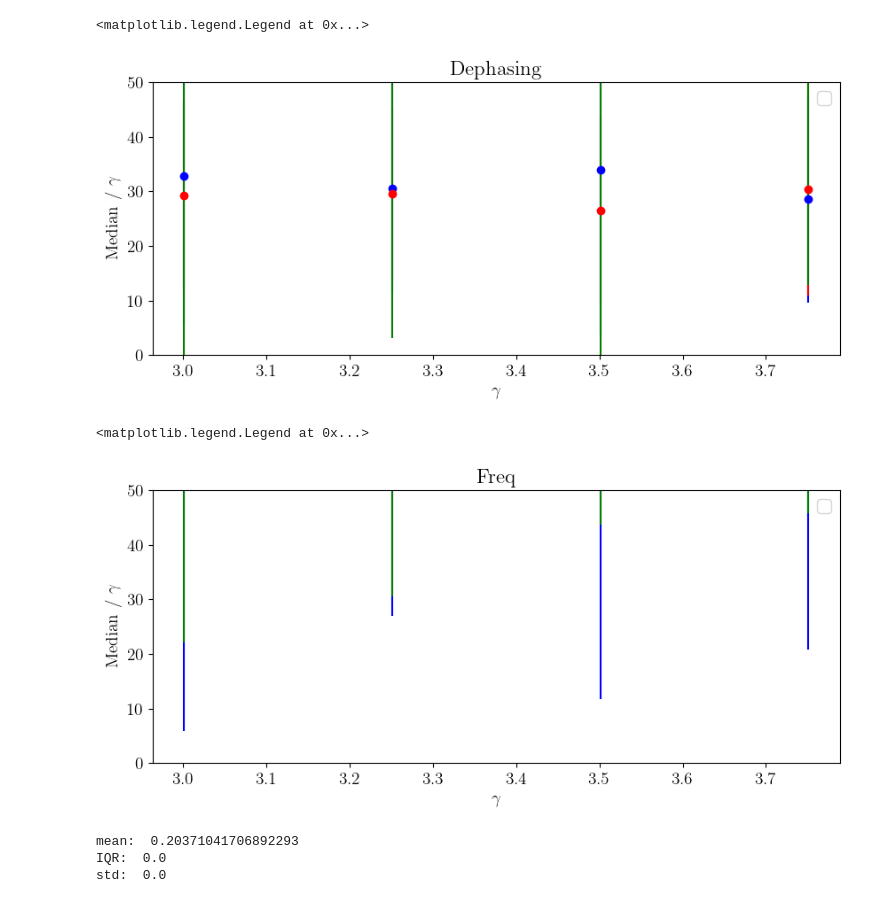
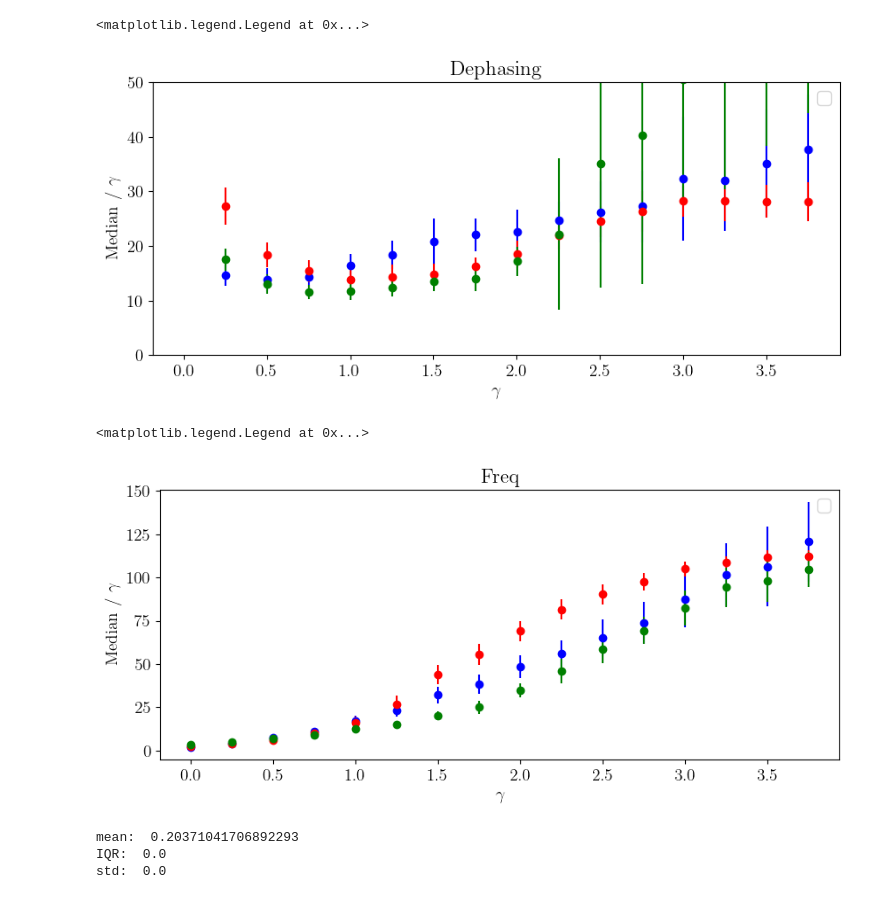
Before and after one commit to Davidkatom/Crosstalk, a Jupyter notebook: Comparisons/error_vs_decay.ipynb, the cells around one changed output. Cells and saved outputs as stored; diff of their text form; code cells hidden in the pictures.

```diff
--- a/Comparisons/error_vs_decay.ipynb
+++ b/Comparisons/error_vs_decay.ipynb
@@ -23,7 +23,7 @@ fisher_delay = [0.4439410861020235, 1.784695781691183]
 
 decay_fit = []
 
-repetitions = 100
+repetitions = 1000
 # W =]
 Decay = np.arange(0.001,4, 0.25)
 # np.delete(W, 0)
@@ -80,7 +80,7 @@ for rep in range(repetitions):
     uniform_local.append(rep_error_uniform)
     # uniform_local_G.append(rep_error_uniform_G)
 # %%
-k = 10
+k = 33
 params = [[d, W[0]] for d in Decay]
 
 errors_fisher_reshaped = np.array(errors_fisher).transpose()
@@ -145,43 +145,44 @@ plt.grid()
 plt.legend()
 # %% [output]
 <matplotlib.legend.Legend at 0x...>
-[figure, old version]
+[figure, new version]
 # %%
-import matplotlib.pyplot as plt
+  import matplotlib.pyplot as plt
 
 plt.figure(figsize=(10, 4))  # Adjust the figure size to make the plot longer
 plt.rcParams['text.usetex'] = True
 font = {'family': 'normal',
         'weight': 'bold',
         'size': 14}
 
 plt.rc('font', **font)
 
 plt.errorbar(Decay, 100 * np.array(errors_uniform_median_w), yerr=100 * np.array(errors_uniform_std_w),
              fmt='o', color='blue')
 plt.errorbar(Decay, 100 * np.array(errors_fisher_median_w), yerr=100 * np.array(errors_fisher_std_w),
              fmt='o', color='red')
 plt.errorbar(Decay, 100 * np.array(errors_local_median_w), yerr=100 * np.array(errors_local_std_w), fmt='o',
              color='green')
 # plt.errorbar(Decay, 100 * np.array(errors_uniform_median_G/Decay ), yerr=100 * np.array(errors_uniform_std_G/Decay ), fmt='o',
 #              color='magenta')
 # Scatter points for 75th percentiles
 plt.title("Freq")
 
 
 # plt.title(f'Shots={Decay} ')
 plt.xlabel('$\gamma$')
 plt.ylabel('Median / $\gamma$')
 plt.grid()
 # plt.yscale('log')
 # plt.xscale('log')
 # plt.xlim([0, 2])
-plt.ylim([0,50])
+# plt.ylim([0,50])
 plt.grid()
+
 plt.legend()
 # %% [output]
 <matplotlib.legend.Legend at 0x...>
-[figure, old version]
+[figure, new version]
 # %%
 # index = 9
 X = np.array(errors_fisher_median_w)[5]
```
Also changed, not shown: 2 other files.
